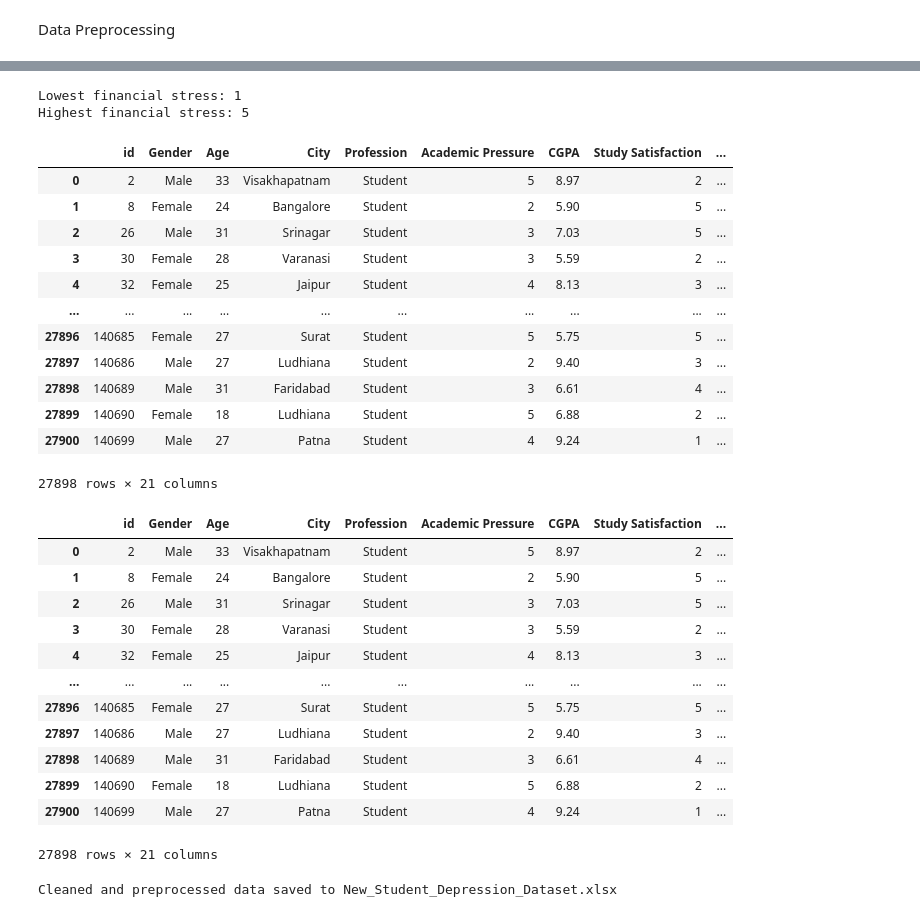
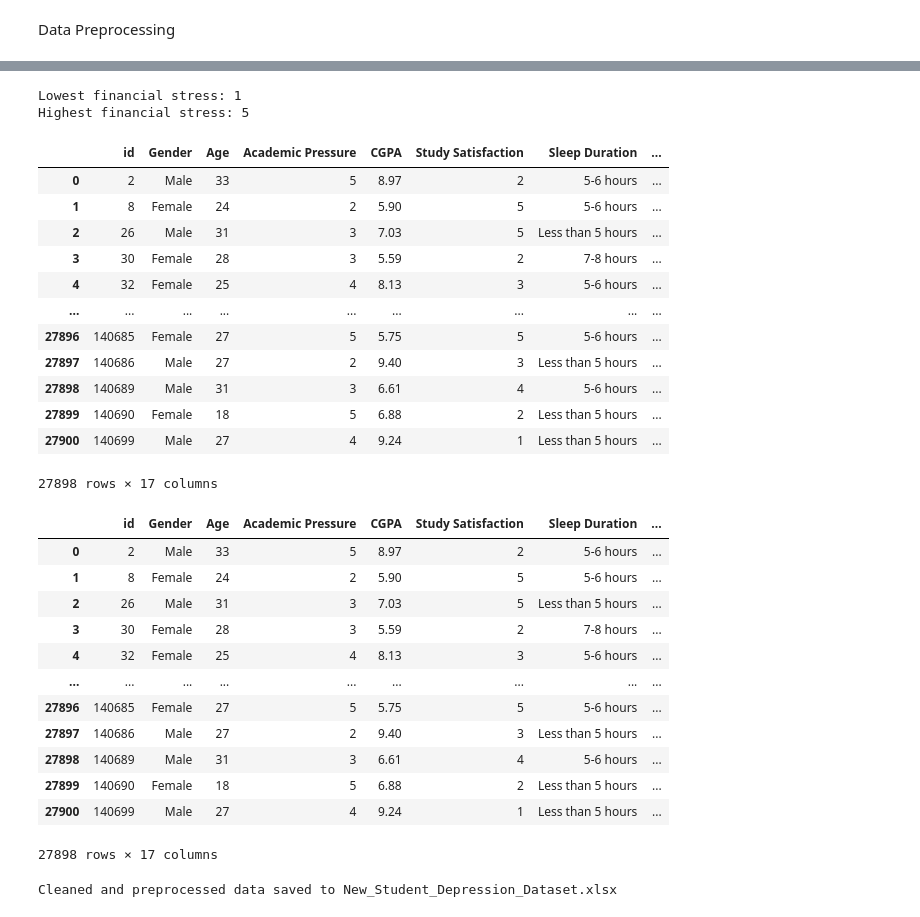
Before and after one commit to dinnifarisya/Student-Depression-Data-Science-Project, a Jupyter notebook: Data Science Project.ipynb, the cells around one changed output, grey strips where cells are left out. Saved outputs shown, nothing was run; the diff lists cells and outputs as text; code cells hidden in the pictures.

```diff
--- a/Data Science Project.ipynb
+++ b/Data Science Project.ipynb
@@ -29,6 +29,6 @@ df
 #work pressure , job satisfaction column mainly 0 , 3 orang je yg buat part time
 #i got rid of this for easier analysis
 
-df = df.drop(columns=['Work Pressure', 'Job Satisfaction' ])
+df = df.drop(columns=['Work Pressure', 'Job Satisfaction', 'Profession', 'City', 'Degree', 'Have you ever had suicidal thoughts ?'])
 df
 # %% [output]
@@ -343,6 +349,6 @@ Highest study hours: 12.0
 # %%
 #BINNING FOR FINANCIAL STRESS
-#- **Financial Stress**: Binned into `Low Financial Stress(1-2)`, `Medium Financial Stress(2-4)`, `High Financial Stress(4-5)`.
+#- **Financial Stress**: Binned into `Low Financial Stress(1-2)`, `Medium Financial Stress(2-3)`, `High Financial Stress(4-5)`.
 
 #TO CHECK THE RANGE FOR FINANCIAL STRESS
 lowest_financialstress = df['Financial Stress'].min()
@@ -366,43 +372,43 @@ df
 # %% [output]
 Lowest financial stress: 1
 Highest financial stress: 5
-|  | id | Gender | Age | City | Profession | Academic Pressure | CGPA | Study Satisfaction | ... |
-| 0 | 2 | Male | 33 | Visakhapatnam | Student | 5 | 8.97 | 2 | ... |
-| 1 | 8 | Female | 24 | Bangalore | Student | 2 | 5.90 | 5 | ... |
-| 2 | 26 | Male | 31 | Srinagar | Student | 3 | 7.03 | 5 | ... |
-| 3 | 30 | Female | 28 | Varanasi | Student | 3 | 5.59 | 2 | ... |
-| 4 | 32 | Female | 25 | Jaipur | Student | 4 | 8.13 | 3 | ... |
-| ... | ... | ... | ... | ... | ... | ... | ... | ... | ... |
-| 27896 | 140685 | Female | 27 | Surat | Student | 5 | 5.75 | 5 | ... |
-| 27897 | 140686 | Male | 27 | Ludhiana | Student | 2 | 9.40 | 3 | ... |
-| 27898 | 140689 | Male | 31 | Faridabad | Student | 3 | 6.61 | 4 | ... |
-| 27899 | 140690 | Female | 18 | Ludhiana | Student | 5 | 6.88 | 2 | ... |
-| 27900 | 140699 | Male | 27 | Patna | Student | 4 | 9.24 | 1 | ... |
+|  | id | Gender | Age | Academic Pressure | CGPA | Study Satisfaction | Sleep Duration | ... |
+| 0 | 2 | Male | 33 | 5 | 8.97 | 2 | 5-6 hours | ... |
+| 1 | 8 | Female | 24 | 2 | 5.90 | 5 | 5-6 hours | ... |
+| 2 | 26 | Male | 31 | 3 | 7.03 | 5 | Less than 5 hours | ... |
+| 3 | 30 | Female | 28 | 3 | 5.59 | 2 | 7-8 hours | ... |
+| 4 | 32 | Female | 25 | 4 | 8.13 | 3 | 5-6 hours | ... |
+| ... | ... | ... | ... | ... | ... | ... | ... | ... |
+| 27896 | 140685 | Female | 27 | 5 | 5.75 | 5 | 5-6 hours | ... |
+| 27897 | 140686 | Male | 27 | 2 | 9.40 | 3 | Less than 5 hours | ... |
+| 27898 | 140689 | Male | 31 | 3 | 6.61 | 4 | 5-6 hours | ... |
+| 27899 | 140690 | Female | 18 | 5 | 6.88 | 2 | Less than 5 hours | ... |
+| 27900 | 140699 | Male | 27 | 4 | 9.24 | 1 | Less than 5 hours | ... |
-27898 rows × 21 columns
+27898 rows × 17 columns
 # %%
 #encode categorical variable for easier analysis statistical for categorical variable
 
 #later in the future if use replace method , it will affect the code so I set this before use replace method
 pd.set_option('future.no_silent_downcasting', True)
 
-df['Have you ever had suicidal thoughts ?'] = df['Have you ever had suicidal thoughts ?'].replace({'Yes':1 , 'No':0})
+# df['Have you ever had suicidal thoughts ?'] = df['Have you ever had suicidal thoughts ?'].replace({'Yes':1 , 'No':0})
 df['Family History of Mental Illness'] = df['Family History of Mental Illness'].replace({'Yes':1 , 'No':0})
 
 df
 # %% [output]
-|  | id | Gender | Age | City | Profession | Academic Pressure | CGPA | Study Satisfaction | ... |
-| 0 | 2 | Male | 33 | Visakhapatnam | Student | 5 | 8.97 | 2 | ... |
-| 1 | 8 | Female | 24 | Bangalore | Student | 2 | 5.90 | 5 | ... |
-| 2 | 26 | Male | 31 | Srinagar | Student | 3 | 7.03 | 5 | ... |
-| 3 | 30 | Female | 28 | Varanasi | Student | 3 | 5.59 | 2 | ... |
-| 4 | 32 | Female | 25 | Jaipur | Student | 4 | 8.13 | 3 | ... |
-| ... | ... | ... | ... | ... | ... | ... | ... | ... | ... |
-| 27896 | 140685 | Female | 27 | Surat | Student | 5 | 5.75 | 5 | ... |
-| 27897 | 140686 | Male | 27 | Ludhiana | Student | 2 | 9.40 | 3 | ... |
-| 27898 | 140689 | Male | 31 | Faridabad | Student | 3 | 6.61 | 4 | ... |
-| 27899 | 140690 | Female | 18 | Ludhiana | Student | 5 | 6.88 | 2 | ... |
-| 27900 | 140699 | Male | 27 | Patna | Student | 4 | 9.24 | 1 | ... |
+|  | id | Gender | Age | Academic Pressure | CGPA | Study Satisfaction | Sleep Duration | ... |
+| 0 | 2 | Male | 33 | 5 | 8.97 | 2 | 5-6 hours | ... |
+| 1 | 8 | Female | 24 | 2 | 5.90 | 5 | 5-6 hours | ... |
+| 2 | 26 | Male | 31 | 3 | 7.03 | 5 | Less than 5 hours | ... |
+| 3 | 30 | Female | 28 | 3 | 5.59 | 2 | 7-8 hours | ... |
+| 4 | 32 | Female | 25 | 4 | 8.13 | 3 | 5-6 hours | ... |
+| ... | ... | ... | ... | ... | ... | ... | ... | ... |
+| 27896 | 140685 | Female | 27 | 5 | 5.75 | 5 | 5-6 hours | ... |
+| 27897 | 140686 | Male | 27 | 2 | 9.40 | 3 | Less than 5 hours | ... |
+| 27898 | 140689 | Male | 31 | 3 | 6.61 | 4 | 5-6 hours | ... |
+| 27899 | 140690 | Female | 18 | 5 | 6.88 | 2 | Less than 5 hours | ... |
+| 27900 | 140699 | Male | 27 | 4 | 9.24 | 1 | Less than 5 hours | ... |
-27898 rows × 21 columns
+27898 rows × 17 columns
 # %%
 output_file_path = r'New_Student_Depression_Dataset.xlsx'
 df.to_excel(output_file_path, index=False) #changed to_csv to to_excel since the file is xlsx
```
Also changed, not shown: parts of 36 cells of this notebook.
